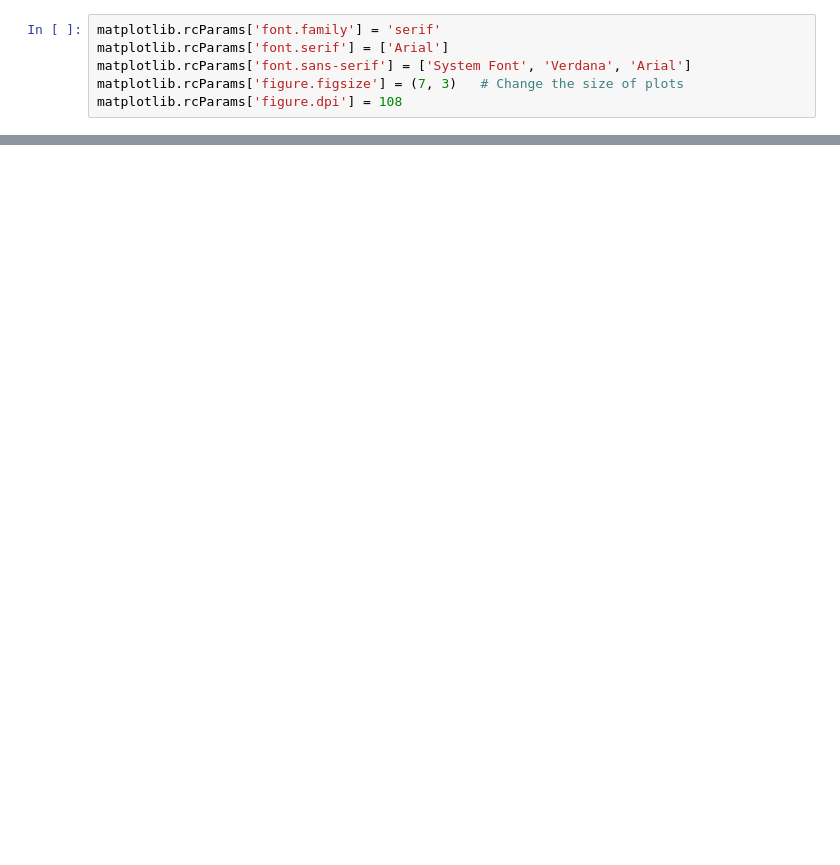
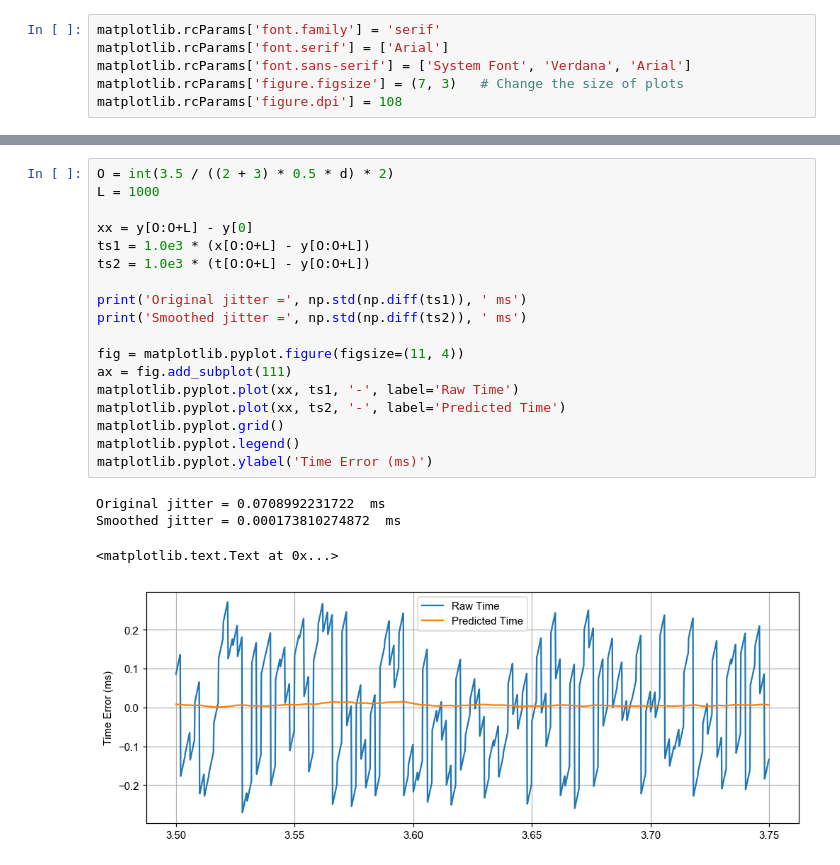
Before and after one commit to OURadar/RadarKit, a Jupyter notebook: python/RKClock.ipynb, the cells around one changed output, grey strips where cells are left out. Cells and saved outputs as stored; diff of their text form; blank space fills up the shorter version.

```diff
--- a/python/RKClock.ipynb
+++ b/python/RKClock.ipynb
@@ -136,0 +142,23 @@ np.diff(u[:10]) * 1e-6
+# %%
+O = int(3.5 / ((2 + 3) * 0.5 * d) * 2)
+L = 1000
+
+xx = y[O:O+L] - y[0]
+ts1 = 1.0e3 * (x[O:O+L] - y[O:O+L])
+ts2 = 1.0e3 * (t[O:O+L] - y[O:O+L])
+
+print('Original jitter =', np.std(np.diff(ts1)), ' ms')
+print('Smoothed jitter =', np.std(np.diff(ts2)), ' ms')
+
+fig = matplotlib.pyplot.figure(figsize=(11, 4))
+ax = fig.add_subplot(111)
+matplotlib.pyplot.plot(xx, ts1, '-', label='Raw Time')
+matplotlib.pyplot.plot(xx, ts2, '-', label='Predicted Time')
+matplotlib.pyplot.grid()
+matplotlib.pyplot.legend()
+matplotlib.pyplot.ylabel('Time Error (ms)')
+# %% [output]
+Original jitter = 0.0708992231722  ms
+Smoothed jitter = 0.000173810274872  ms
+<matplotlib.text.Text at 0x...>
+[figure, added]
```
Also changed, not shown: parts of 11 cells of this notebook.
